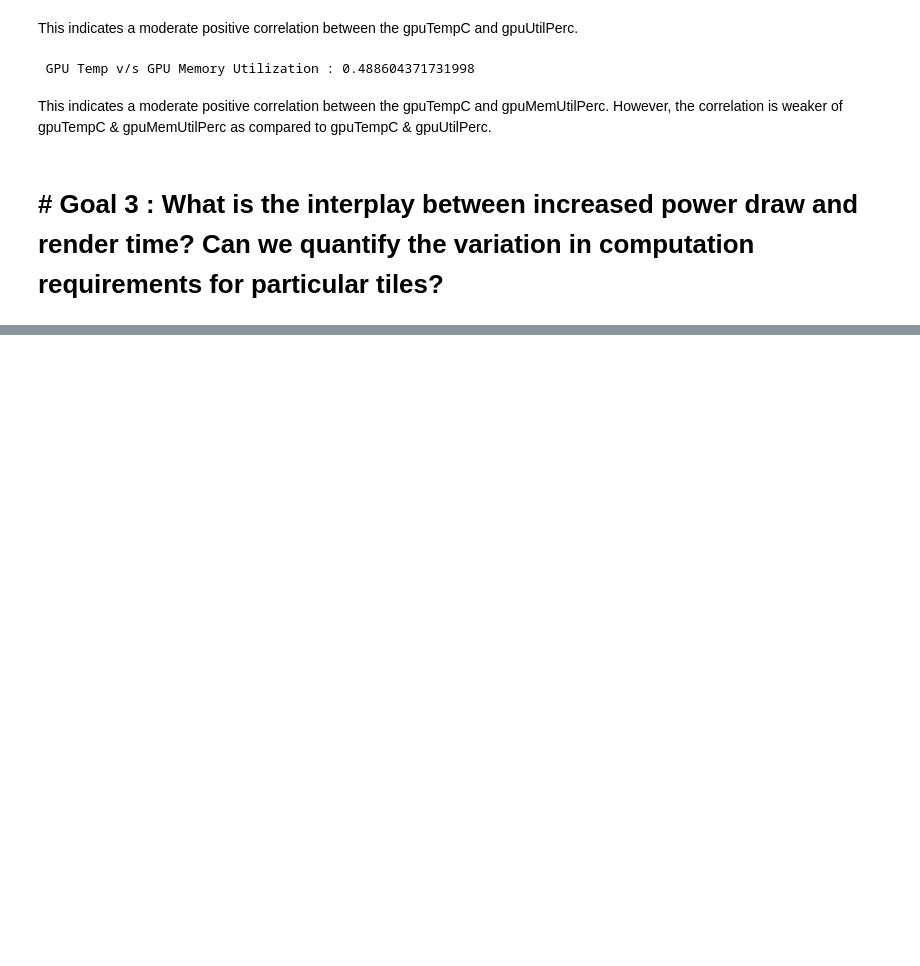
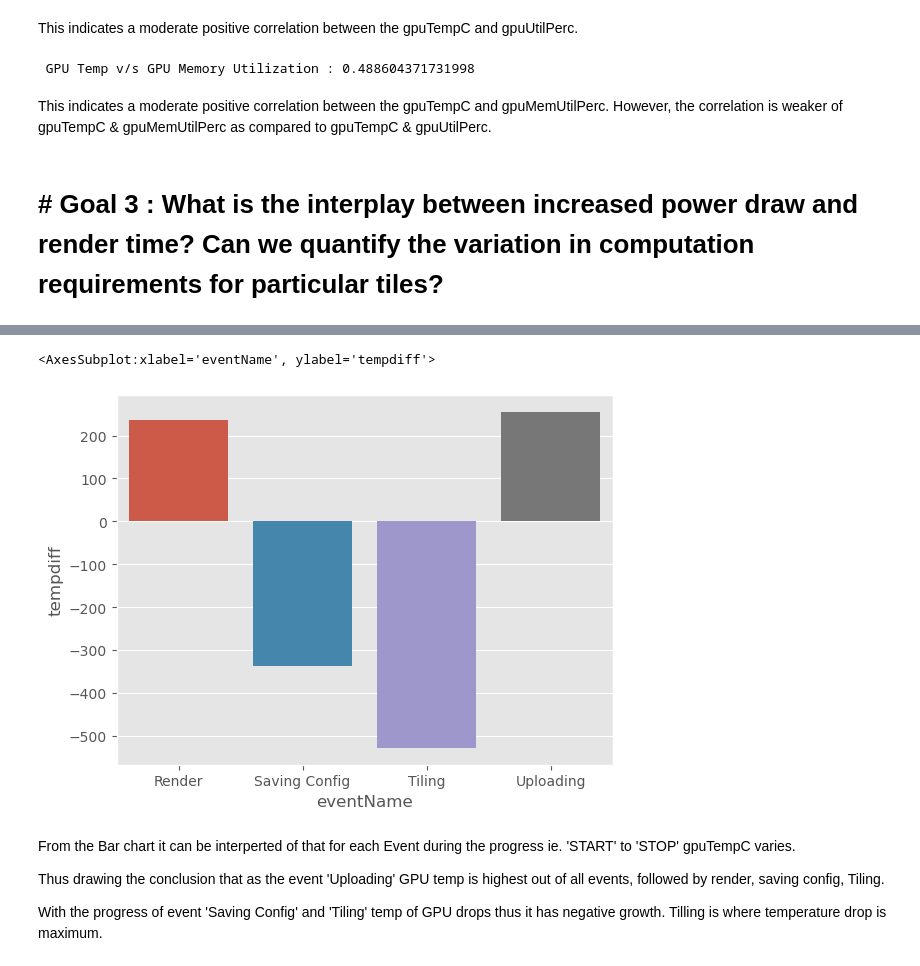
Before and after one commit to spruha2/Tera, a Jupyter notebook: CloudAssign.ipynb, the cells around one changed output, grey strips where cells are left out. Saved outputs shown, nothing was run; the diff lists cells and outputs as text; code cells hidden in the pictures; blank space fills up the shorter version.

```diff
--- a/CloudAssign.ipynb
+++ b/CloudAssign.ipynb
@@ -311,0 +541,8 @@ However, the correlation is weaker of gpuTempC & gpuMemUtilPerc as compared to
+# %%
+# Grouping by eventname and eventtype, and
+# Calculating avg of gpuTempC during each stage of each event
+#NOTE : the dataframe where all the chosen columns are there
+
+ac_gpu3 = drop_ag.groupby(by=['eventName','eventType']).sum()
+
+ac_gpu3.head(10)
@@ -311,0 +562,5 @@ However, the correlation is weaker of gpuTempC & gpuMemUtilPerc as compared to
+# %%
+# Difference calculation based on
+ac_gpu3['tempdiff'] = ac_gpu3.groupby('eventName')['gpuTempC'].diff()
+
+ac_gpu3.head(10)
@@ -311,0 +580,12 @@ However, the correlation is weaker of gpuTempC & gpuMemUtilPerc as compared to
+# %%
+# Removing unwanted entries
+
+# Removing event : Total Render
+
+ac_gpu3 = ac_gpu3[ac_gpu3.index.get_level_values('eventName') != 'TotalRender']
+
+# Only keeping STOP entries for each event
+
+ac_gpu3 = ac_gpu3[ac_gpu3.index.get_level_values('eventType') == 'STOP']
+
+ac_gpu3.head(10)
@@ -311,0 +599,14 @@ However, the correlation is weaker of gpuTempC & gpuMemUtilPerc as compared to
+# %%
+# Plotting the graph of power drawn during all events from START to STOP
+
+sns.barplot(x= ac_gpu3.index.get_level_values('eventName'), y=ac_gpu3['tempdiff'])
+# %% [output]
+<AxesSubplot:xlabel='eventName', ylabel='tempdiff'>
+[figure, added]
+# %% [markdown]
+From the Bar chart it can be interperted of that for each Event during the progress ie. 'START' to 'STOP' gpuTempC varies.
+
+Thus drawing the conclusion that as the event 'Uploading' GPU temp is highest out of all events, followed by render, saving config, Tiling.
+
+With the progress of event 'Saving Config' and 'Tiling' temp of GPU drops thus it has negative growth.
+Tilling is where temperature drop is maximum.
```
Also changed, not shown: parts of 24 cells of this notebook.
